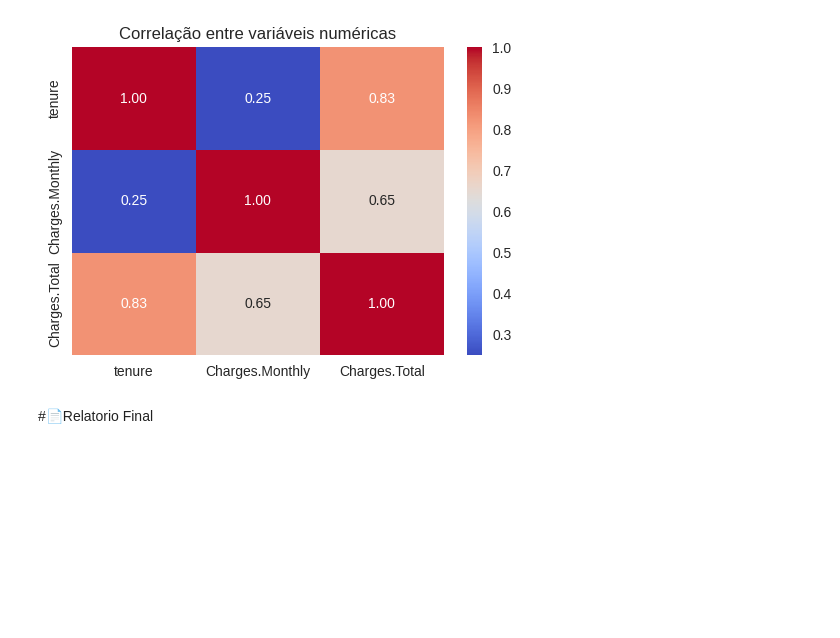
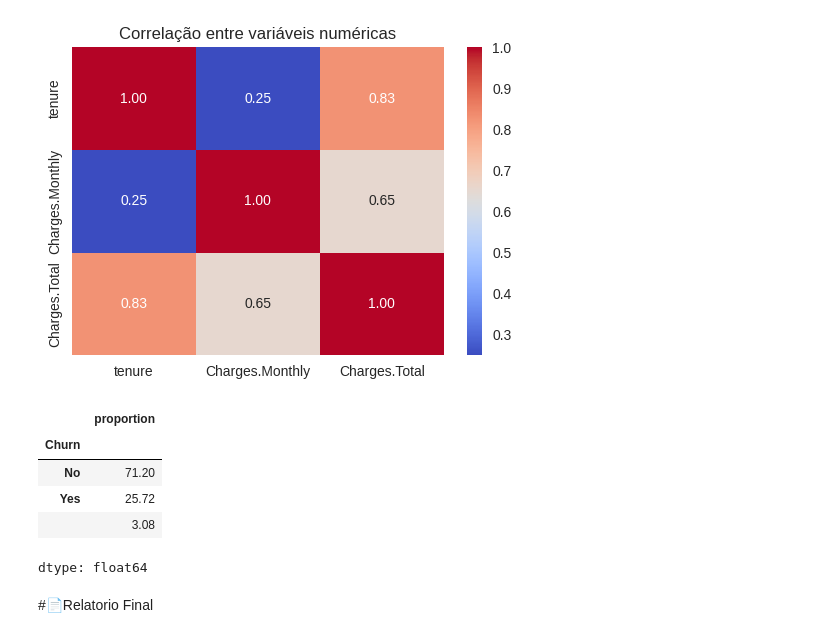
Before and after one commit to alexandre-sbrissia/challenge-Telecon-X, a Jupyter notebook: TelecomX_BR.ipynb, the cells around one changed output. Drawn from its saved outputs; the diff is of its cells as text; code cells hidden in the pictures; blank space fills up the shorter version.

```diff
--- a/TelecomX_BR.ipynb
+++ b/TelecomX_BR.ipynb
@@ -266,6 +269,15 @@ plt.show()
 # %% [output]
 [figure]
 [figure]
+# %%
+df['Churn'].value_counts(normalize=True).mul(100).round(2)
+# %% [output]
+|  | proportion |
+| Churn |  |
+| No | 71.20 |
+| Yes | 25.72 |
+|  | 3.08 |
+dtype: float64
 # %% [markdown]
 #📄Relatorio Final
 # %%
```
Also changed, not shown: parts of 3 cells of this notebook.
